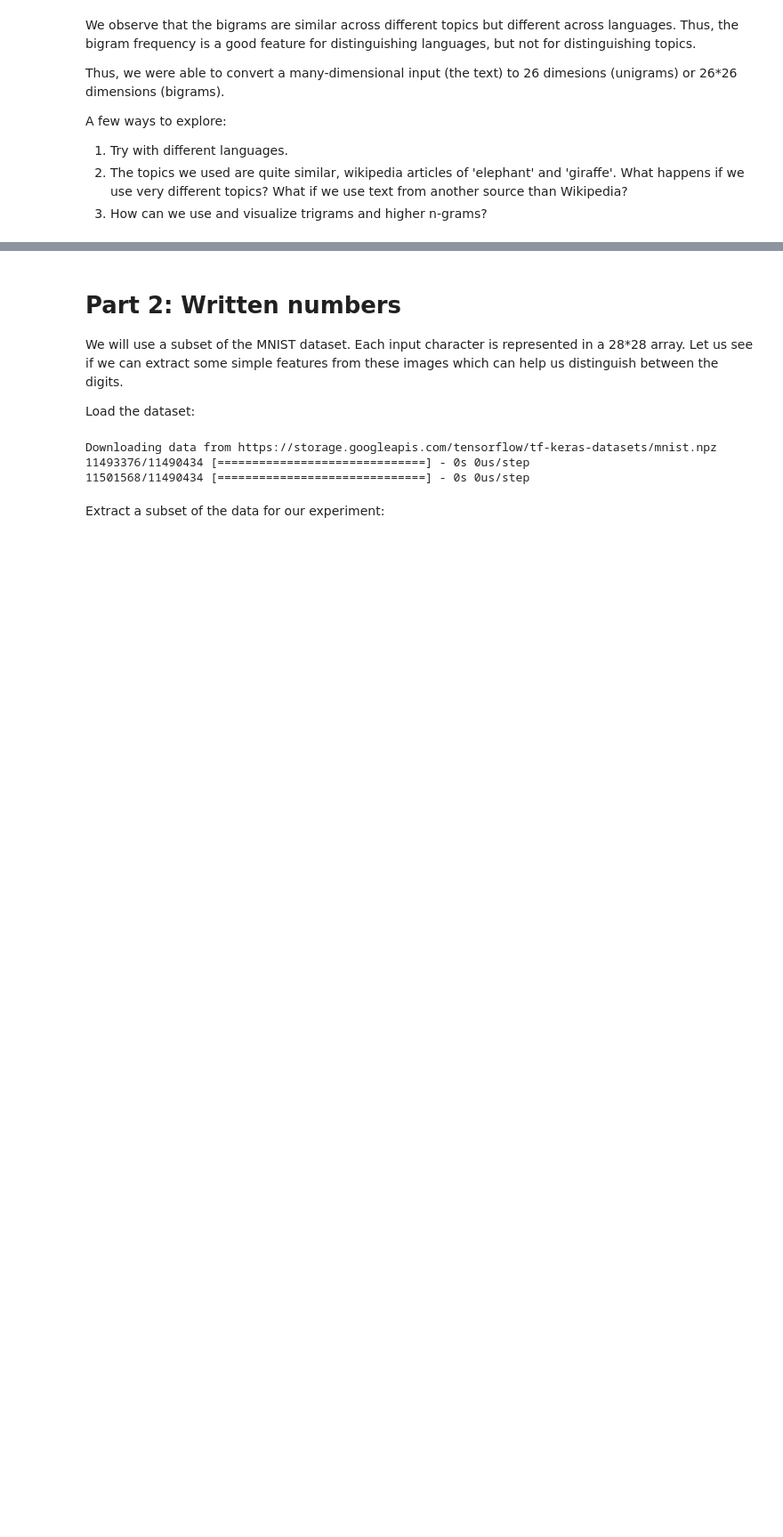
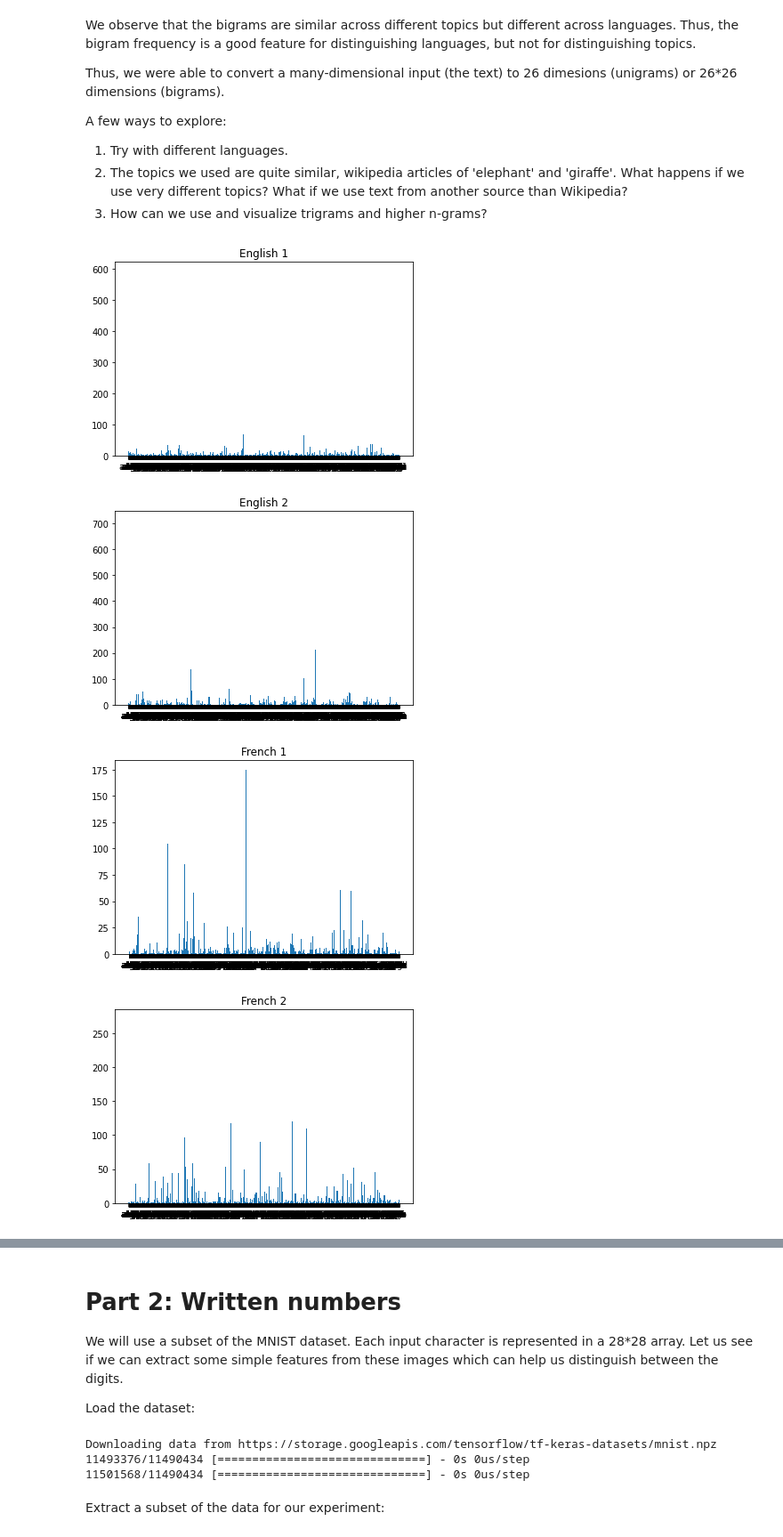
Before and after one commit to Mahendra275/fmml2021, a Jupyter notebook: Lab1_Features.ipynb, the cells around one changed output, grey strips where cells are left out. Shown at 89% size. Saved outputs shown, nothing was run; the diff lists cells and outputs as text; code cells hidden in the pictures; blank space fills up the shorter version.

```diff
--- a/Lab1_Features.ipynb
+++ b/Lab1_Features.ipynb
@@ -237,3 +236,29 @@ A few ways to explore:
 1. Try with different languages.
 2. The topics we used are quite similar, wikipedia articles of 'elephant' and 'giraffe'. What happens if we use very different topics? What if we use text from another source than Wikipedia?
 3. How can we use and visualize trigrams and higher n-grams?
+# %%
+#visualize trigrams
+trigram_eng1 = Counter(ngrams(eng1,3)) # bigrams
+plothistogram(trigram_eng1)
+plt.title('English 1')
+plt.show()
+
+trigram_eng2 = Counter(ngrams(eng2,3))
+plothistogram(trigram_eng2)
+plt.title('English 2')
+plt.show()
+
+trigram_fr1 = Counter(ngrams(fr1,3))
+plothistogram(trigram_fr1)
+plt.title('French 1')
+plt.show()
+
+trigram_fr2 = Counter(ngrams(fr2,3))
+plothistogram(trigram_fr2)
+plt.title('French 2')
+plt.show()
+# %% [output]
+[figure, added]
+[figure, added]
+[figure, added]
+[figure, added]
```
Also changed, not shown: parts of 11 cells of this notebook.
